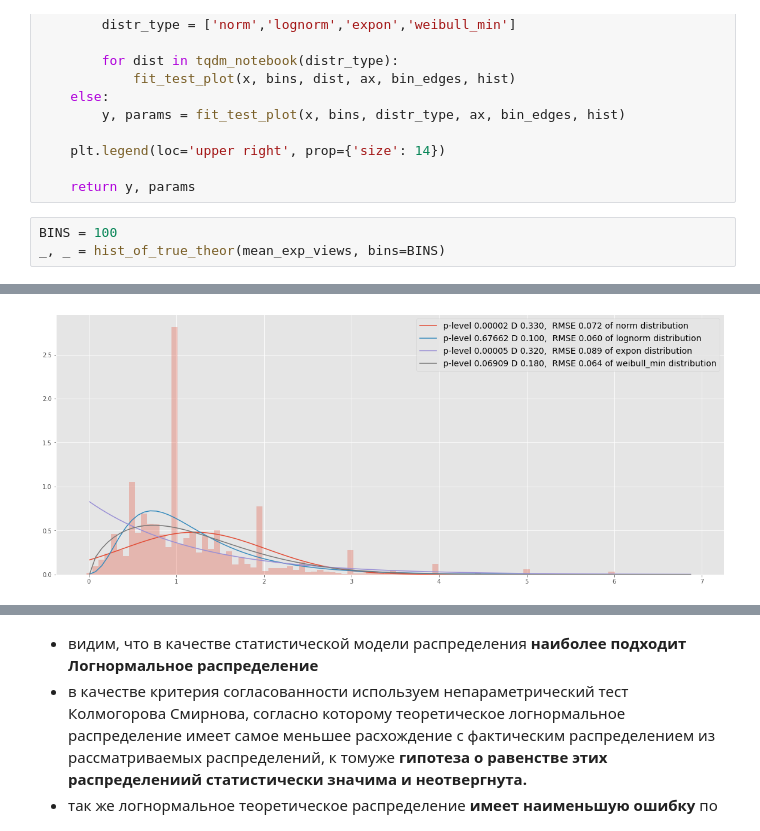
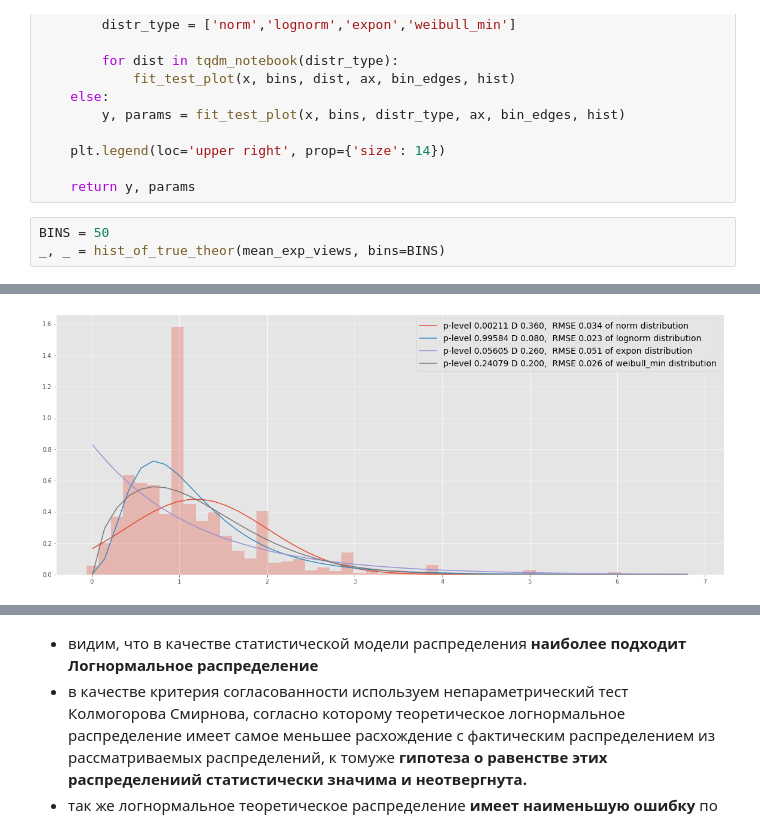
Before and after one commit to MLDPEngineer/statistical_hypothesis_testing, a Jupyter notebook: Statistical hypothesis testing.ipynb, the cells around one changed output, grey strips where cells are left out. Drawn from its saved outputs; the diff is of its cells as text.

```diff
--- a/Statistical hypothesis testing.ipynb
+++ b/Statistical hypothesis testing.ipynb
@@ -300,11 +298,11 @@ def hist_of_true_theor(x, distr_type=None, bins=10,):
 
     return y, params
 # %%
-BINS = 100
+BINS = 50
 _, _ = hist_of_true_theor(mean_exp_views, bins=BINS)
 # %% [output]
 [interactive output not drawn]
-[figure, old version]
+[figure, new version]
 # %%
 _, _ = hist_of_true_theor(mean_control_views, bins=BINS)
 # %% [output]
```
Also changed, not shown: parts of 29 cells of this notebook.
